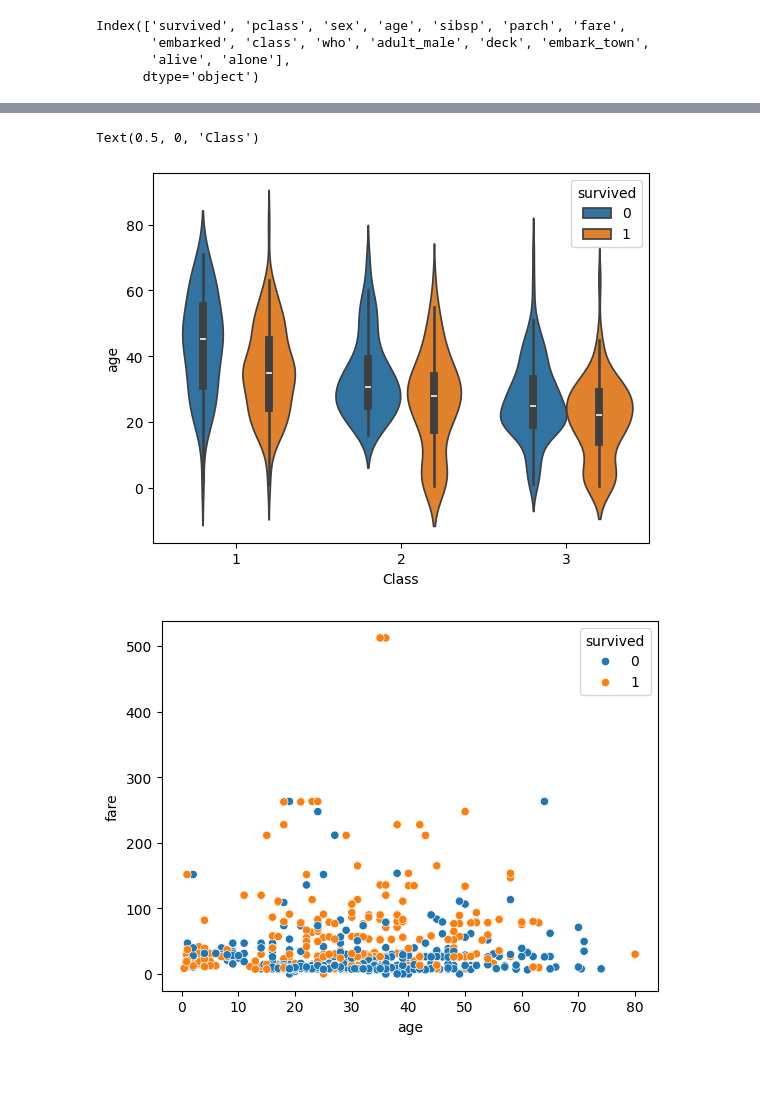
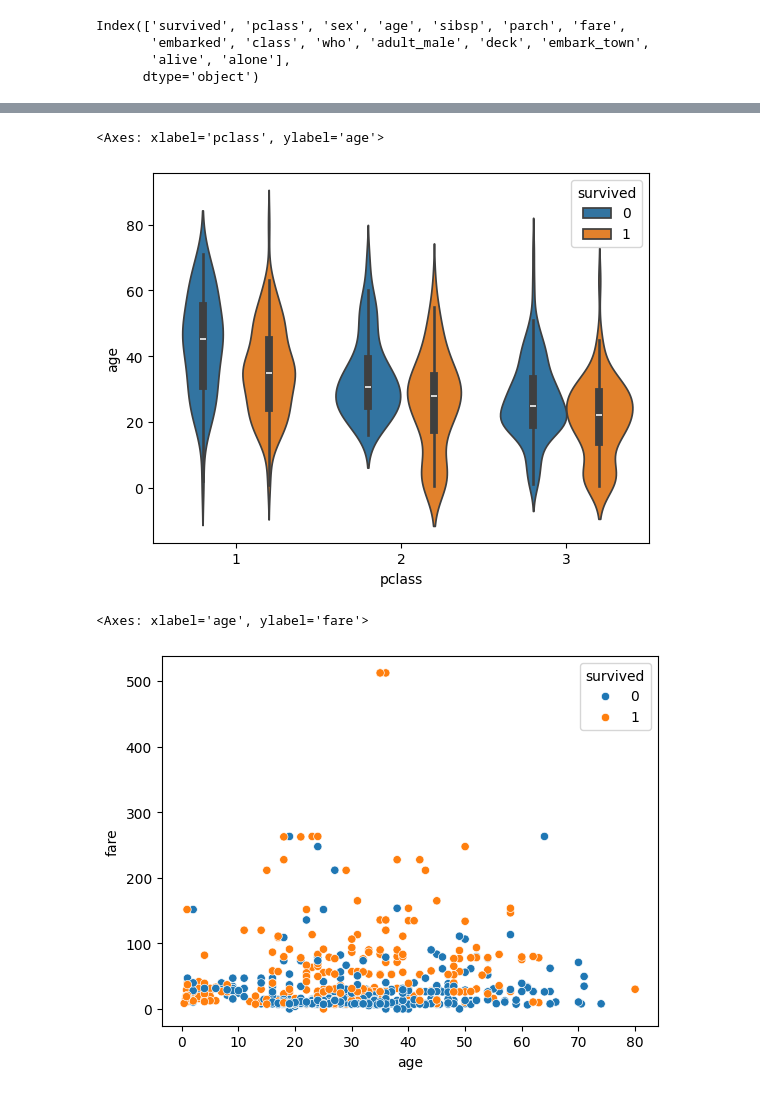
Before and after one commit to 61124/dsbda, a Jupyter notebook: Assignment8.ipynb, the cells around one changed output, grey strips where cells are left out. Drawn from its saved outputs; the diff is of its cells as text; code cells hidden in the pictures.

```diff
--- a/Assignment8.ipynb
+++ b/Assignment8.ipynb
@@ -17,0 +15,2 @@ df.head()
+# %%
+dataframe=sns.load_dataset('titanic')
@@ -51,11 +53,10 @@ plt.show()
 # %%
-sns.violinplot(x='pclass',y='age',hue='survived',data=df)
-plt.xlabel("Class")
+sns.violinplot(x='pclass',y='age',hue='survived',data=dataframe)
 # %% [output]
-Text(0.5, 0, 'Class')
+<Axes: xlabel='pclass', ylabel='age'>
-[figure, old version]
+[figure, new version]
 # %%
-sns.scatterplot(x='age',y='fare',hue='survived',data=df)
-plt.show()
+sns.scatterplot(x='age',y='fare',hue='survived',data=dataframe)
 # %% [output]
+<Axes: xlabel='age', ylabel='fare'>
 [figure]
```
Also changed, not shown: parts of 12 cells of this notebook.
